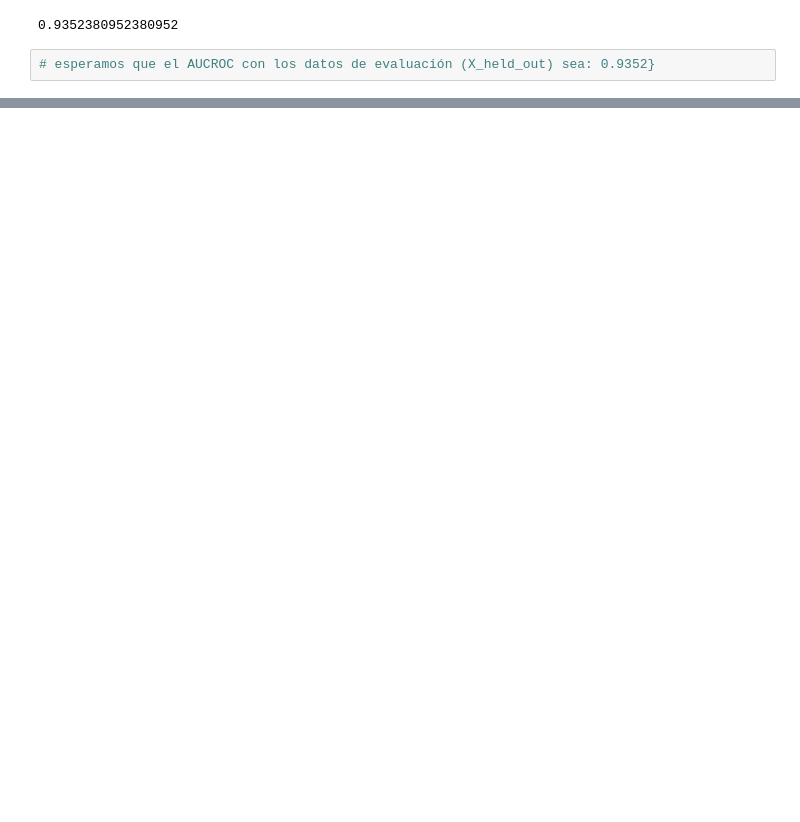
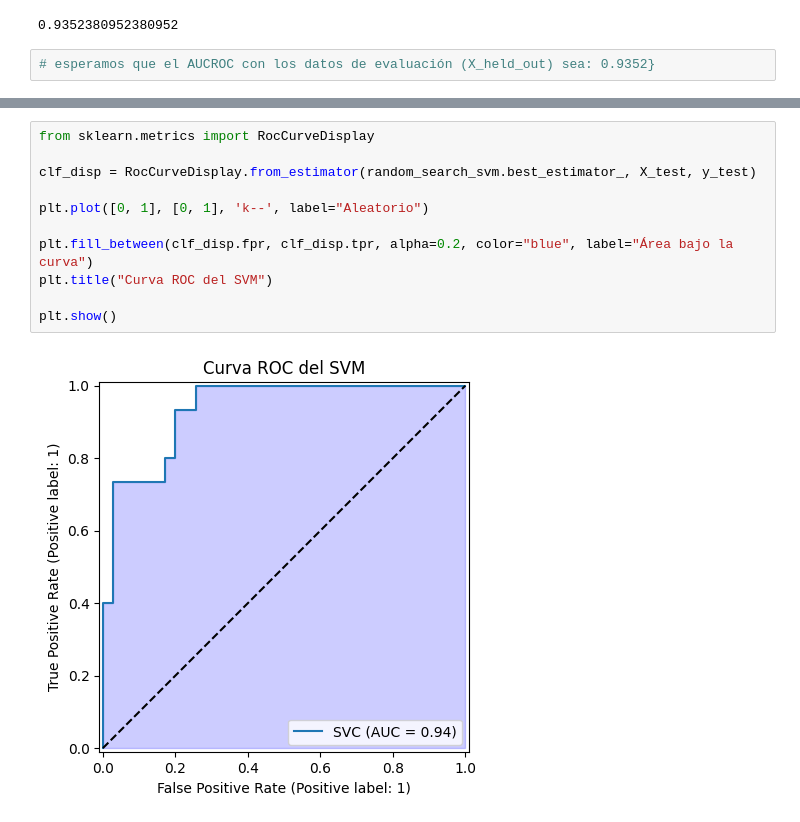
Before and after one commit to AzulBarr/Aprendizaje-Automatico, a Jupyter notebook: TPs/05_Notebook.ipynb, the cells around one changed output, grey strips where cells are left out. Saved outputs shown, nothing was run; the diff lists cells and outputs as text; blank space fills up the shorter version.

```diff
--- a/TPs/05_Notebook.ipynb
+++ b/TPs/05_Notebook.ipynb
@@ -650,0 +625,13 @@ print(y_pred_held_out_9352[:10])
+# %%
+from sklearn.metrics import RocCurveDisplay
+
+clf_disp = RocCurveDisplay.from_estimator(random_search_svm.best_estimator_, X_test, y_test)
+
+plt.plot([0, 1], [0, 1], 'k--', label="Aleatorio")
+
+plt.fill_between(clf_disp.fpr, clf_disp.tpr, alpha=0.2, color="blue", label="Área bajo la curva")
+plt.title("Curva ROC del SVM")
+
+plt.show()
+# %% [output]
+[figure, added]
```
Also changed, not shown: parts of 13 cells of this notebook.
